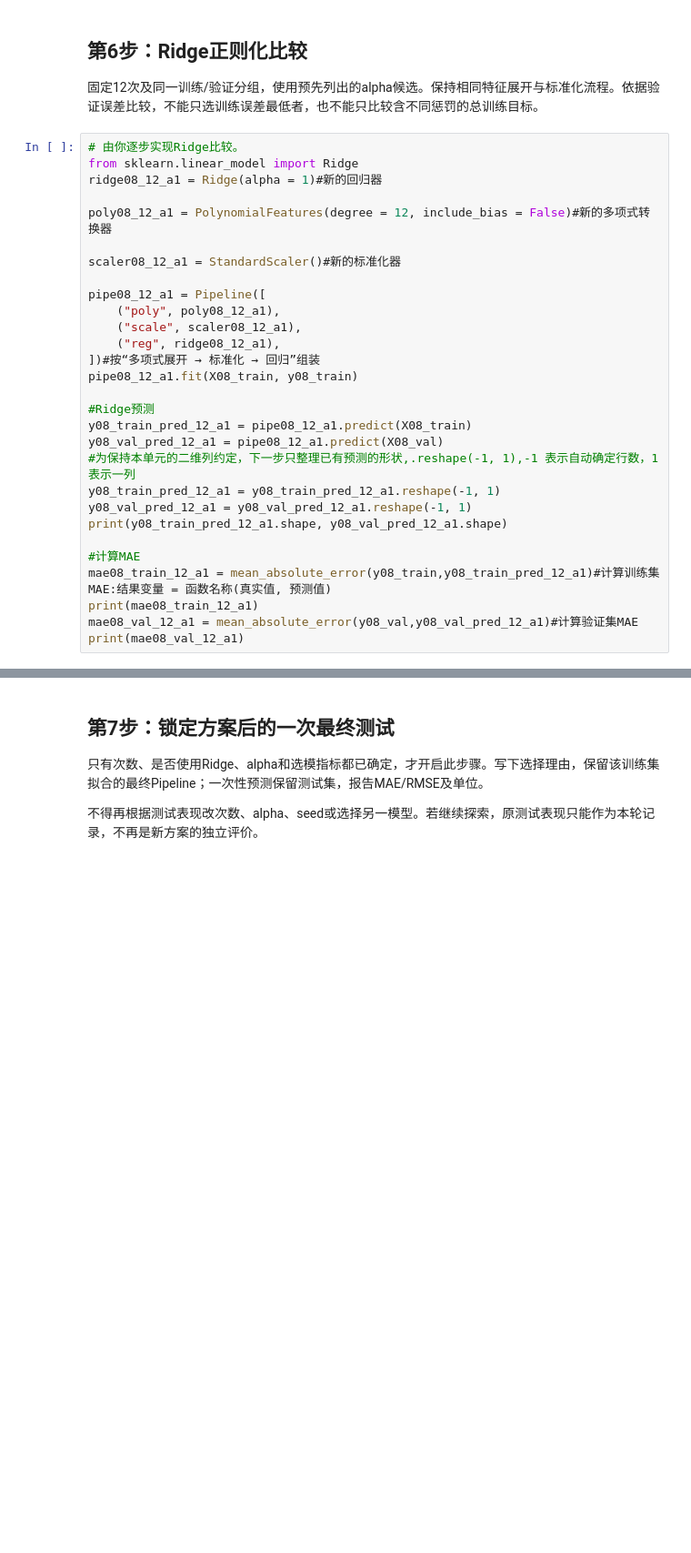
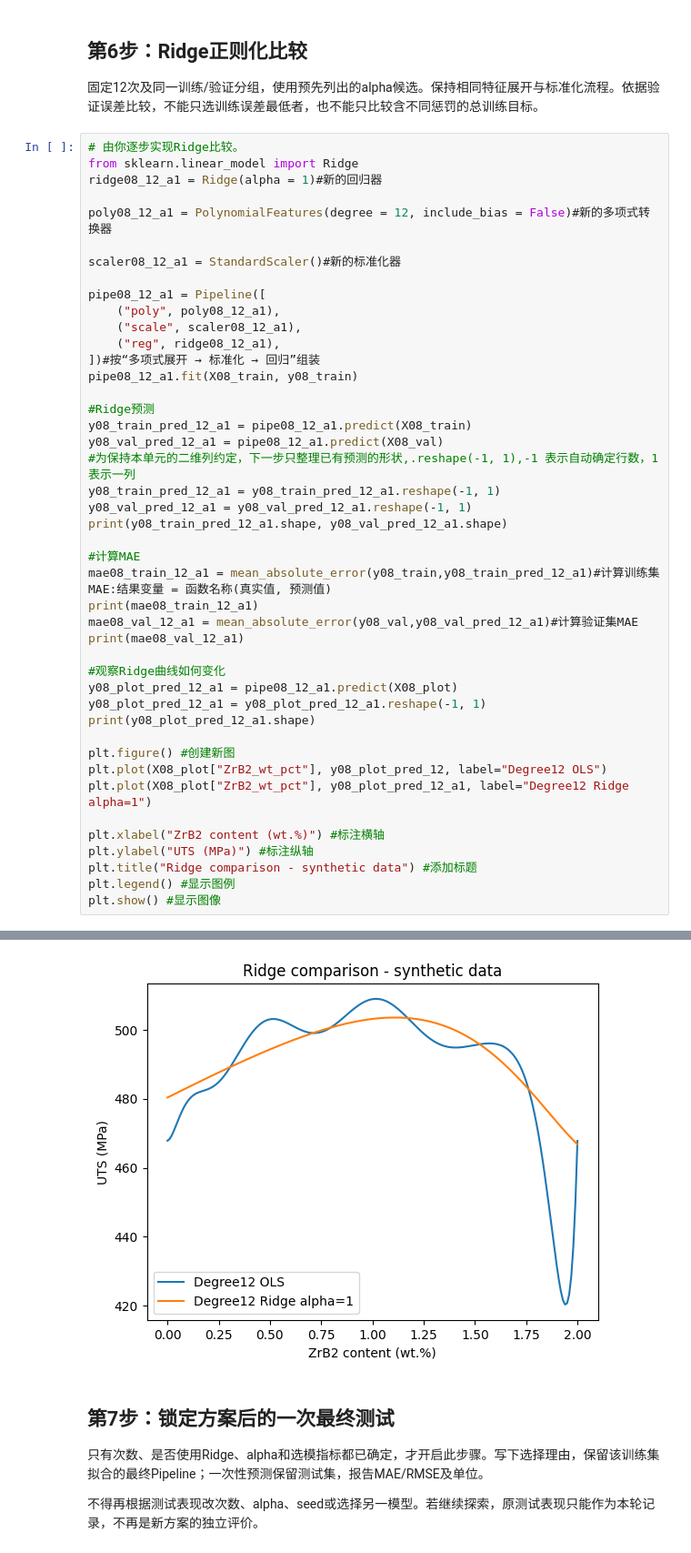
Before and after one commit to Euan-Hsu/Coursera-ML-AndrewNg-Notes, a Jupyter notebook: learning/exercises/unit08-polynomial-regression-regularization.ipynb, the cells around one changed output, grey strips where cells are left out. Shown at 91% size. Drawn from its saved outputs; the diff is of its cells as text; blank space fills up the shorter version.

Commit message:
Save Ridge curve comparison and preserve pending sample scatter addition

```diff
--- a/learning/exercises/unit08-polynomial-regression-regularization.ipynb
+++ b/learning/exercises/unit08-polynomial-regression-regularization.ipynb
@@ -246,6 +246,21 @@ mae08_train_12_a1 = mean_absolute_error(y08_train,y08_train_pred_12_a1)#计算
 print(mae08_train_12_a1)
 mae08_val_12_a1 = mean_absolute_error(y08_val,y08_val_pred_12_a1)#计算验证集MAE
 print(mae08_val_12_a1)
+
+#观察Ridge曲线如何变化
+y08_plot_pred_12_a1 = pipe08_12_a1.predict(X08_plot)
+y08_plot_pred_12_a1 = y08_plot_pred_12_a1.reshape(-1, 1)
+print(y08_plot_pred_12_a1.shape)
+
+plt.figure() #创建新图
+plt.plot(X08_plot["ZrB2_wt_pct"], y08_plot_pred_12, label="Degree12 OLS")
+plt.plot(X08_plot["ZrB2_wt_pct"], y08_plot_pred_12_a1, label="Degree12 Ridge alpha=1")
+
+plt.xlabel("ZrB2 content (wt.%)") #标注横轴
+plt.ylabel("UTS (MPa)") #标注纵轴
+plt.title("Ridge comparison - synthetic data") #添加标题
+plt.legend() #显示图例
+plt.show() #显示图像
 # %% [output]
 (30, 1) (10, 1)
 5.110107645592669
@@ -253,3 +269,4 @@ print(mae08_val_12_a1)
+[figure, added]
 # %% [markdown]
 ## 第7步：锁定方案后的一次最终测试
 
```
Also changed, not shown: parts of 1 cell of this notebook, 5 other files.
